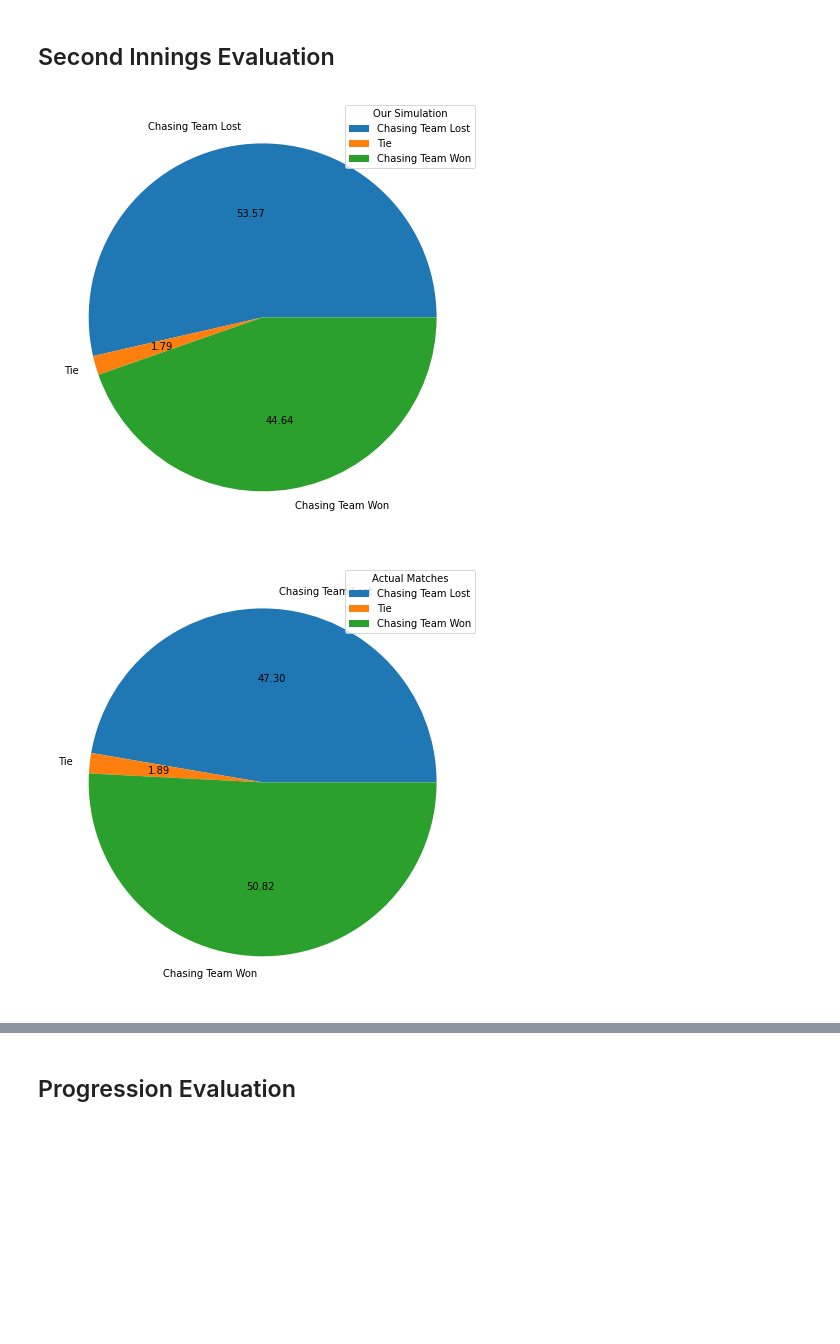
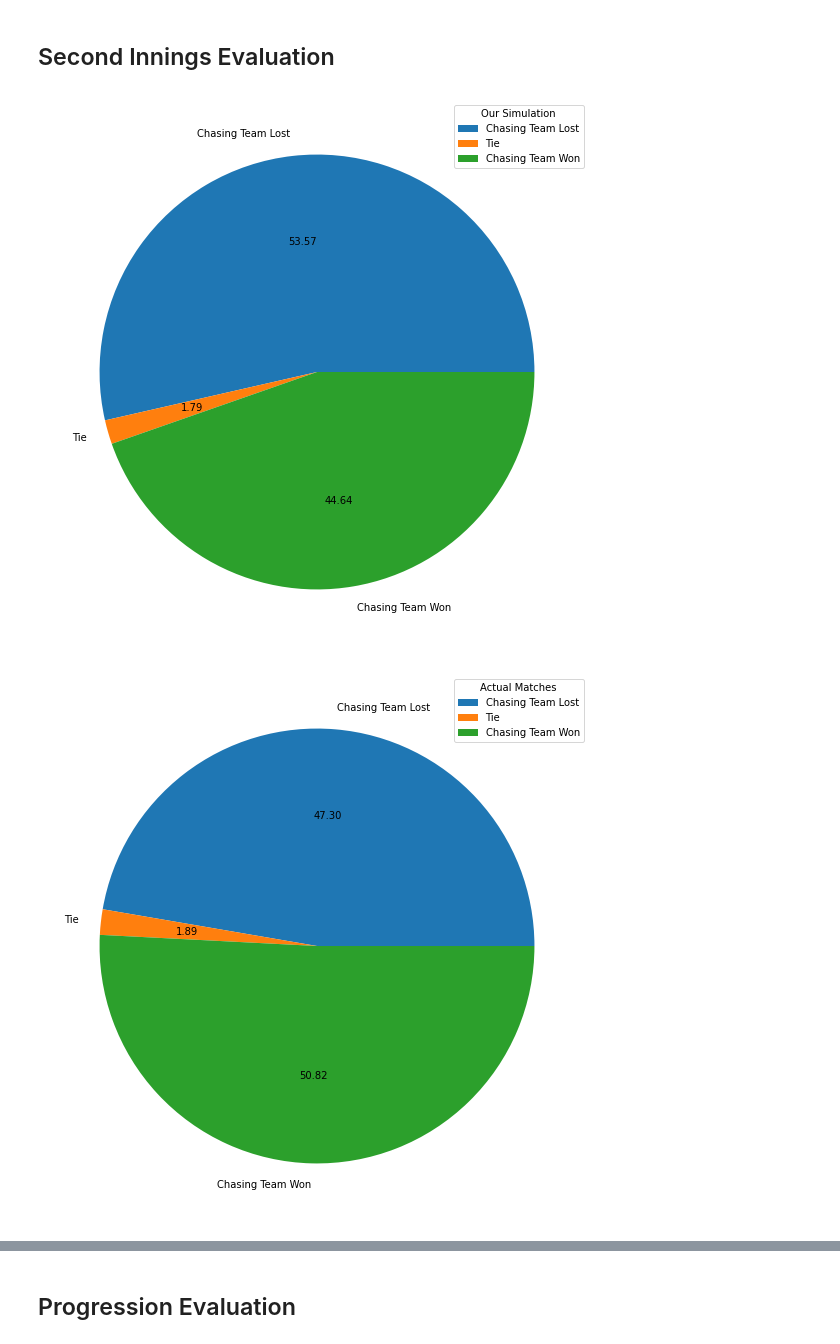
Before and after one commit to AravindM2803/IPL-Simulator, a Jupyter notebook: iplsim-dense/Evaluate.ipynb, the cells around one changed output, grey strips where cells are left out. Cells and saved outputs as stored; diff of their text form; code cells hidden in the pictures; blank space fills up the shorter version.

```diff
--- a/iplsim-dense/Evaluate.ipynb
+++ b/iplsim-dense/Evaluate.ipynb
@@ -194,29 +194,29 @@ for inn1, inn2 in evaluator.innings_obj_list:
 # %%
 actual_chasing_outcome = [i["Outcome"] for i in actual_chasing_stat]
 evaluator_chasing_outcome = [i["Outcome"] for i in evaluator_chasing_stat]
 pie_lis = []
 labels = ["Chasing Team Lost", "Tie", "Chasing Team Won"]
 for outcome_lis in [evaluator_chasing_outcome, actual_chasing_outcome]:
     res_dist = {}
     for res in (outcome_lis):
         if res in res_dist:
             res_dist[res] += 1
         else:
             res_dist[res] = 1
     pie_lis.append([res_dist[i] for i in sorted(res_dist)])
 
 fig = plt.gcf()
-fig.set_size_inches(8, 8)
+fig.set_size_inches(10, 10)
 plt.pie(pie_lis[0], labels=labels, autopct="%.2f")
 plt.legend(title = "Our Simulation")
 plt.show()
 fig = plt.gcf()
-fig.set_size_inches(8, 8)
+fig.set_size_inches(10, 10)
 plt.pie(pie_lis[1], labels=labels, autopct="%.2f")
 plt.legend(title = "Actual Matches")
 plt.show()
 # %% [output]
-[figure, old version]
+[figure, new version]
-[figure, old version]
+[figure, new version]
 # %%
 step = 50
```
Also changed, not shown: parts of 11 cells of this notebook, 1 other file.
